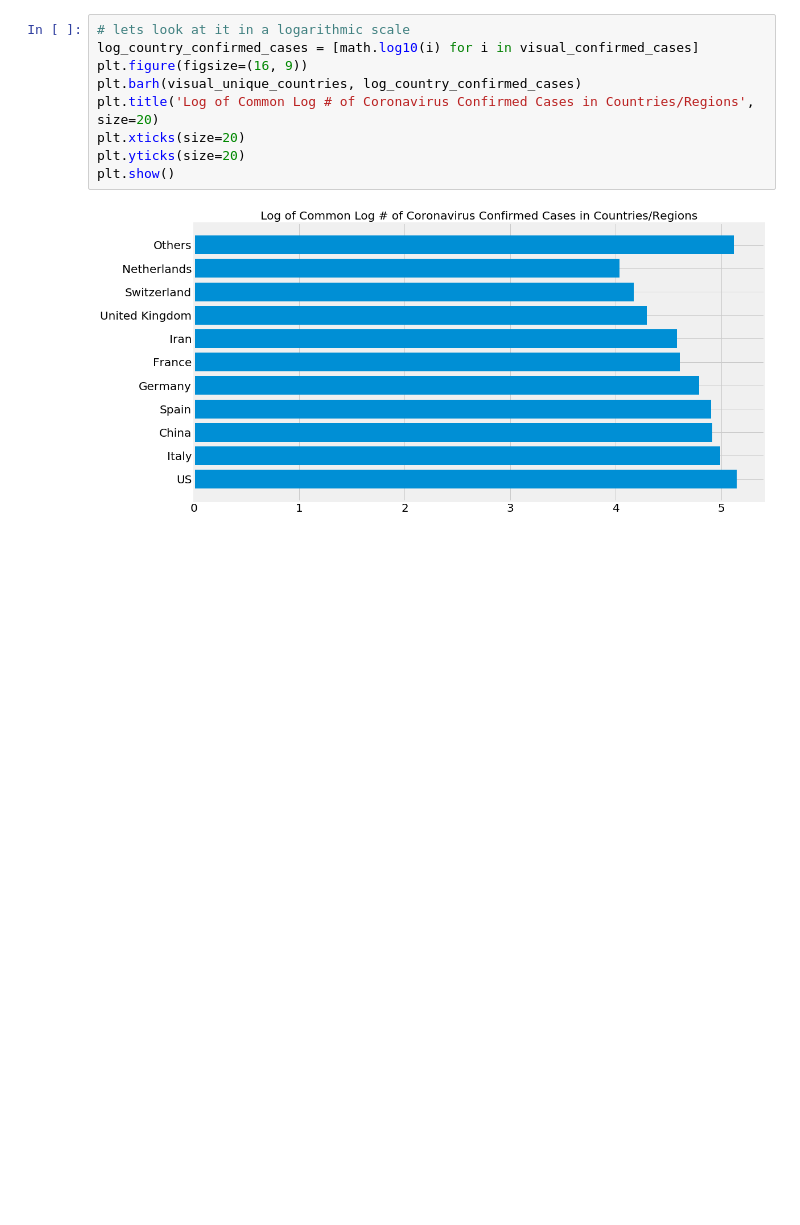
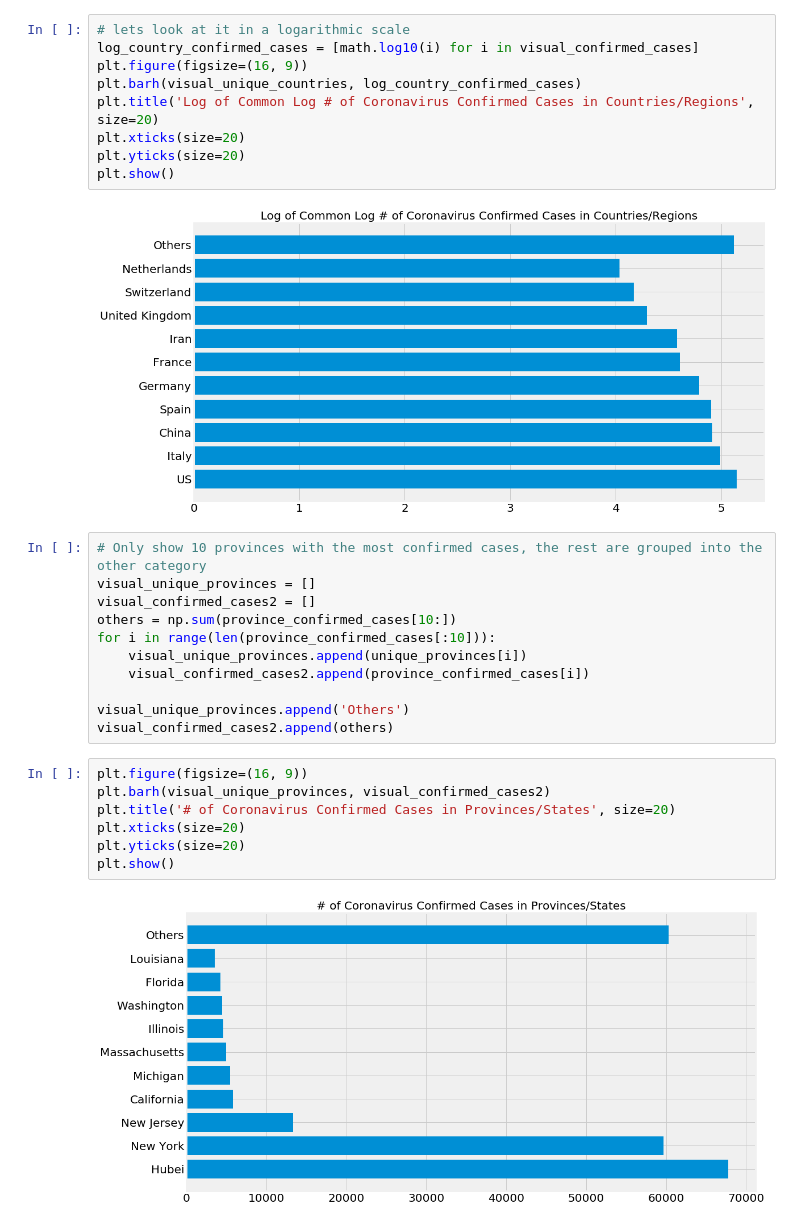
Before and after one commit to Andre-Williams22/Coronavirus-Analysis, a Jupyter notebook: Coronavirus-Visualizations.ipynb, the cells around one changed output. Saved outputs shown, nothing was run; the diff lists cells and outputs as text; blank space fills up the shorter version.

```diff
--- a/Coronavirus-Visualizations.ipynb
+++ b/Coronavirus-Visualizations.ipynb
@@ -587,3 +587,23 @@ plt.yticks(size=20)
 plt.show()
 # %% [output]
 [figure]
+# %%
+# Only show 10 provinces with the most confirmed cases, the rest are grouped into the other category
+visual_unique_provinces = []
+visual_confirmed_cases2 = []
+others = np.sum(province_confirmed_cases[10:])
+for i in range(len(province_confirmed_cases[:10])):
+    visual_unique_provinces.append(unique_provinces[i])
+    visual_confirmed_cases2.append(province_confirmed_cases[i])
+
+visual_unique_provinces.append('Others')
+visual_confirmed_cases2.append(others)
+# %%
+plt.figure(figsize=(16, 9))
+plt.barh(visual_unique_provinces, visual_confirmed_cases2)
+plt.title('# of Coronavirus Confirmed Cases in Provinces/States', size=20)
+plt.xticks(size=20)
+plt.yticks(size=20)
+plt.show()
+# %% [output]
+[figure, added]
```
Also changed, not shown: parts of 5 cells of this notebook.
